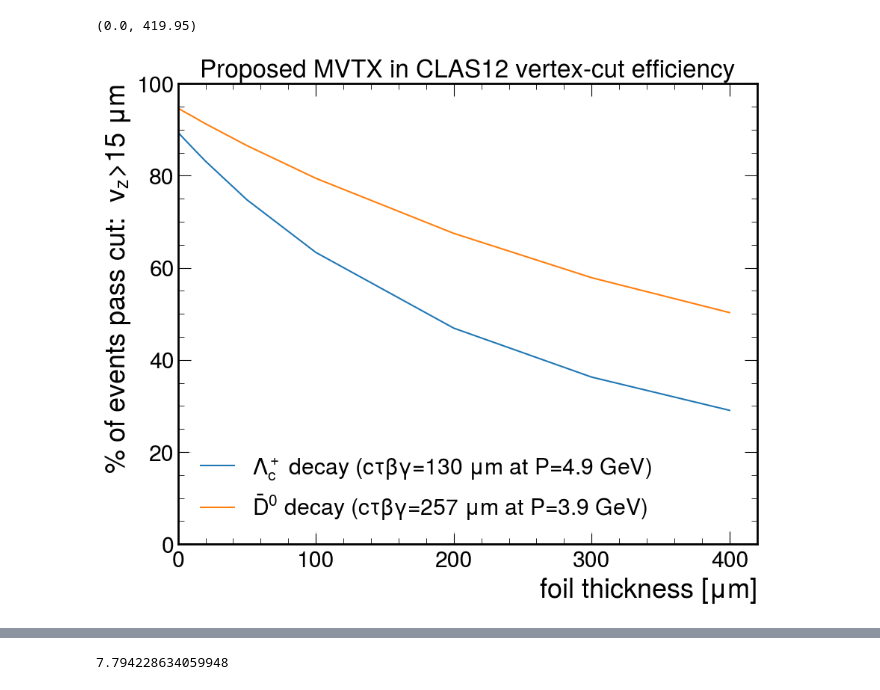
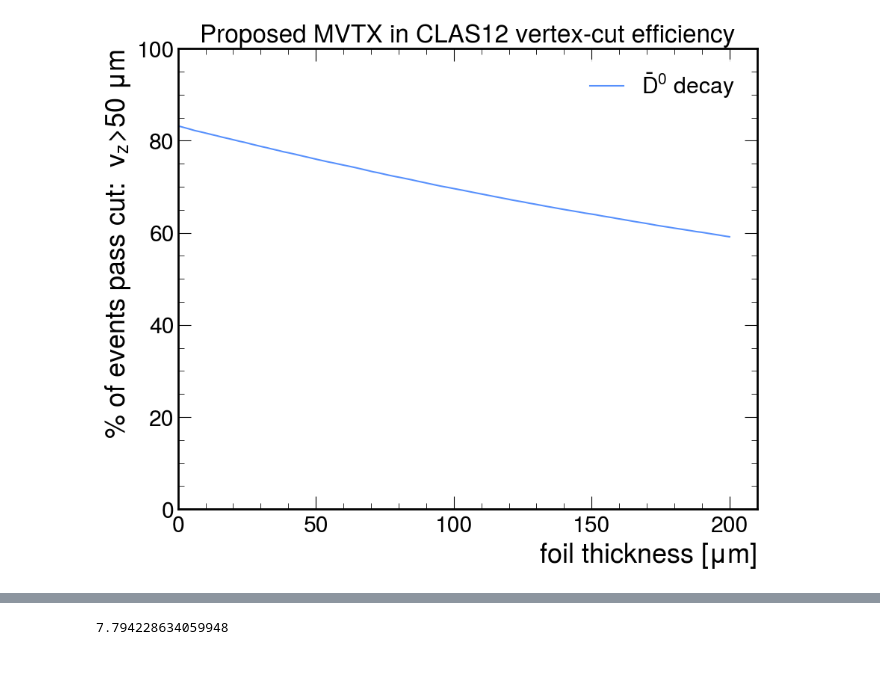
Before and after one commit to sebouh137/charm_studies, a Jupyter notebook: VertexTest.ipynb, the cells around one changed output, grey strips where cells are left out. Drawn from its saved outputs; the diff is of its cells as text; code cells hidden in the pictures.

```diff
--- a/VertexTest.ipynb
+++ b/VertexTest.ipynb
@@ -106,33 +104,33 @@ Text(0.5, 1.0, 'Proposed MVTX in CLAS12 acceptance ')
 # %%
 #doverp["D0"]=299792458*1000*4.101e-13/D0bar.Mass()
 #doverp["lambdac"]=299792458*1000*2.024e-13/lcp.Mass()
 
 
 
+for nsigma in 5,:
+    vres=0.010#0.027/np.sqrt(12)
+    #vres=0.050
+    cutoff=nsigma*vres
+    import random
+    r=random.Random()
+    lendf=len(df)
+    u=np.array([r.uniform(0, 1) for i in range(lendf)])
 
-vres=0.005#0.027/np.sqrt(12)
-cutoff=3*vres
-import random
-r=random.Random()
-lendf=len(df)
-u=np.array([r.uniform(0, 1) for i in range(lendf)])
-
-labels=[f"$\\Lambda_c^+$ decay ($c\\tau\\beta\\gamma$={299792458*1000*2.024e-13*4.9/2.28646*1e3:.0f} $\\mu$m at P=4.9 GeV)", \
-       f"$\\bar D^0$ decay ($c\\tau\\beta\\gamma$={299792458*1000*4.101e-13*3.9/1.86484*1e3:.0f} $\\mu$m at P=3.9 GeV)"]
-for i in range(2):
-    chpar="lambdac" if i == 0 else "D0"
-    thicknesses=np.array([0.001, 0.002, 0.005,0.010, 0.020, 0.050, 0.1, 0.2, 0.3, 0.4])
-    fs=[]
-    for t in thicknesses:
-        fs.append(len(df[df[f"{chpar}_vz"]-u*t>cutoff])/lendf)
-    fs = np.array(fs)
-    plt.plot(thicknesses*1000, fs*100, label=labels[i])
-plt.xlabel("foil thickness [$\\mu$m]")
-plt.ylabel(f"% of events pass cut:  $v_z$>{cutoff*1000:.0f} $\\mu$m")
-plt.title(f"Proposed MVTX in CLAS12 vertex-cut efficiency", fontsize=24)
-plt.legend()
-plt.ylim(0, 100)
-plt.xlim(0)
+    labels=[f"$\\bar D^0$ decay"] #($c\\tau\\beta\\gamma$={299792458*1000*4.101e-13*3.9/1.86484*1e3:.0f} $\\mu$m at P=3.9 GeV)"]
+    for i in range(1):
+        chpar="D0"
+        thicknesses=np.linspace(0,0.2, 100)
+        fs=[]
+        for t in thicknesses:
+            fs.append(len(df[df[f"{chpar}_vz"]-u*t>cutoff])/lendf)
+        fs = np.array(fs)
+        plt.plot(thicknesses*1000, fs*100, label=labels[i])
+    plt.xlabel("foil thickness [$\\mu$m]")
+    plt.ylabel(f"% of events pass cut:  $v_z$>{cutoff*1000:.0f} $\\mu$m")
+    plt.title(f"Proposed MVTX in CLAS12 vertex-cut efficiency", fontsize=24)
+    plt.legend()
+    plt.ylim(0, 100)
+    plt.xlim(0)
+    plt.savefig("images/vertex_cut_efficiency.pdf")
 # %% [output]
-(0.0, 419.95)
-[figure, old version]
+[figure, new version]
```
Also changed, not shown: parts of 15 cells of this notebook, 5 other files.
